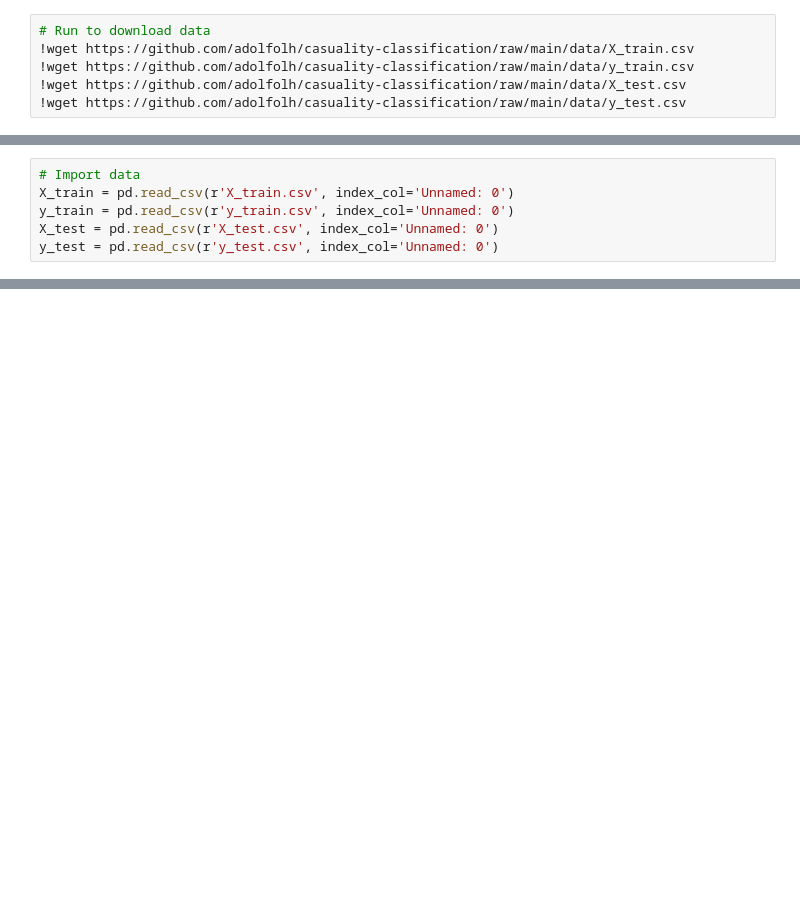
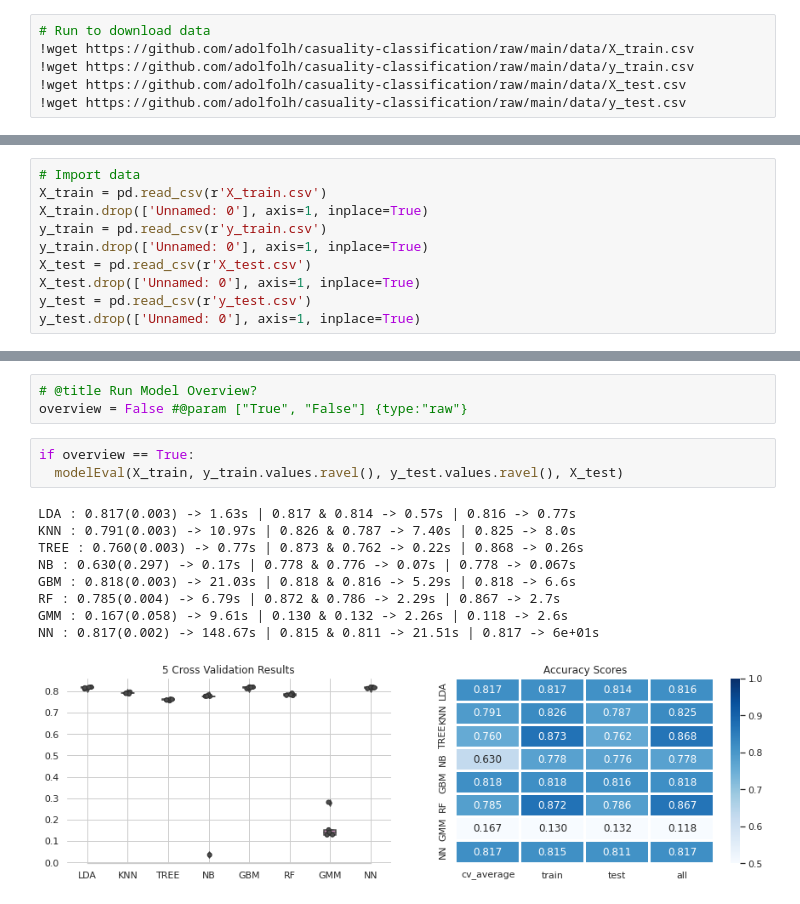
Before and after one commit to adolfolh/casualty-classification, a Jupyter notebook: modelling.ipynb, the cells around one changed output, grey strips where cells are left out. Drawn from its saved outputs; the diff is of its cells as text; blank space fills up the shorter version.

Commit message:
Modelling overview

```diff
--- a/modelling.ipynb
+++ b/modelling.ipynb
@@ -19,9 +161,13 @@ from sklearn import metrics
 # %%
 # Import data
-X_train = pd.read_csv(r'X_train.csv', index_col='Unnamed: 0')
-y_train = pd.read_csv(r'y_train.csv', index_col='Unnamed: 0')
-X_test = pd.read_csv(r'X_test.csv', index_col='Unnamed: 0')
-y_test = pd.read_csv(r'y_test.csv', index_col='Unnamed: 0')
+X_train = pd.read_csv(r'X_train.csv')
+X_train.drop(['Unnamed: 0'], axis=1, inplace=True)
+y_train = pd.read_csv(r'y_train.csv')
+y_train.drop(['Unnamed: 0'], axis=1, inplace=True)
+X_test = pd.read_csv(r'X_test.csv')
+X_test.drop(['Unnamed: 0'], axis=1, inplace=True)
+y_test = pd.read_csv(r'y_test.csv')
+y_test.drop(['Unnamed: 0'], axis=1, inplace=True)
 # %%
 print(f"Shape of training features: {X_train.shape}")
 print(f"Shape of training labels: {y_train.shape}")
@@ -48,0 +204,16 @@ Accuracy: 0.7615341573833867
+# %%
+# @title Run Model Overview?
+overview = False #@param ["True", "False"] {type:"raw"}
+# %%
+if overview == True:
+  modelEval(X_train, y_train.values.ravel(), y_test.values.ravel(), X_test)
+# %% [output]
+LDA : 0.817(0.003) -> 1.63s | 0.817 & 0.814 -> 0.57s | 0.816 -> 0.77s
+KNN : 0.791(0.003) -> 10.97s | 0.826 & 0.787 -> 7.40s | 0.825 -> 8.0s
+TREE : 0.760(0.003) -> 0.77s | 0.873 & 0.762 -> 0.22s | 0.868 -> 0.26s
+NB : 0.630(0.297) -> 0.17s | 0.778 & 0.776 -> 0.07s | 0.778 -> 0.067s
+GBM : 0.818(0.003) -> 21.03s | 0.818 & 0.816 -> 5.29s | 0.818 -> 6.6s
+RF : 0.785(0.004) -> 6.79s | 0.872 & 0.786 -> 2.29s | 0.867 -> 2.7s
+GMM : 0.167(0.058) -> 9.61s | 0.130 & 0.132 -> 2.26s | 0.118 -> 2.6s
+NN : 0.817(0.002) -> 148.67s | 0.815 & 0.811 -> 21.51s | 0.817 -> 6e+01s
+[figure, added]
```
Also changed, not shown: parts of 11 cells of this notebook.
